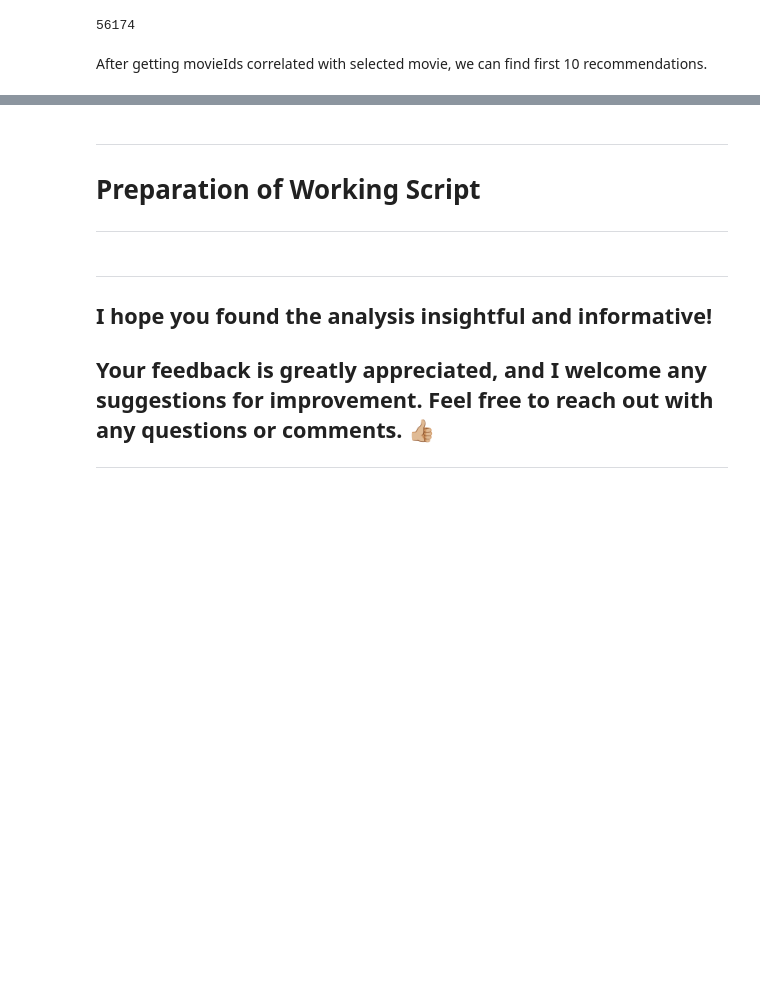
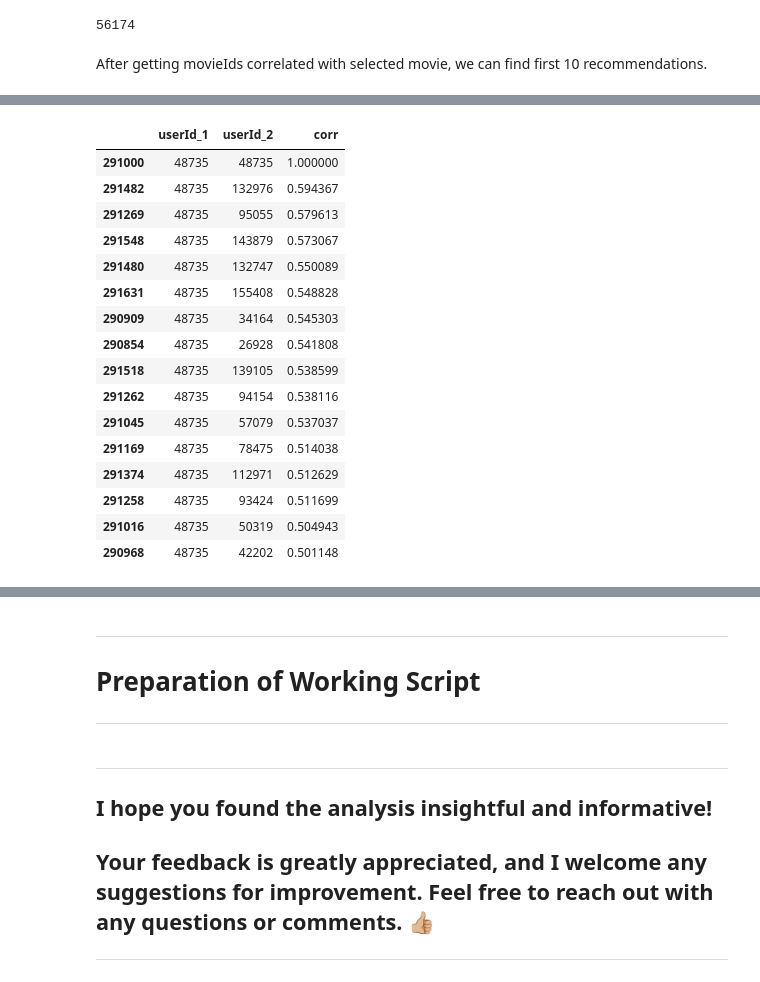
Before and after one commit to eray-yuztyurk/Content-Based-Movie-Recommendation, a Jupyter notebook: collaborative-filtering-movie-recommendation.ipynb, the cells around one changed output, grey strips where cells are left out. Saved outputs shown, nothing was run; the diff lists cells and outputs as text; code cells hidden in the pictures; blank space fills up the shorter version.

```diff
--- a/collaborative-filtering-movie-recommendation.ipynb
+++ b/collaborative-filtering-movie-recommendation.ipynb
@@ -301,0 +433,22 @@ print("*"*100)
+# %%
+corr_threshold = 0.5 # users who have at least 60% correlation with selected user
+final_users_corr_df = userIds_corr_df[(userIds_corr_df["userId_1"] == selected_userId) & (userIds_corr_df["corr"] >= corr_threshold)].sort_values(by="corr", ascending=False) # set threshold and sort correlations
+final_users_corr_df
+# %% [output]
+|  | userId_1 | userId_2 | corr |
+| 291000 | 48735 | 48735 | 1.000000 |
+| 291482 | 48735 | 132976 | 0.594367 |
+| 291269 | 48735 | 95055 | 0.579613 |
+| 291548 | 48735 | 143879 | 0.573067 |
+| 291480 | 48735 | 132747 | 0.550089 |
+| 291631 | 48735 | 155408 | 0.548828 |
+| 290909 | 48735 | 34164 | 0.545303 |
+| 290854 | 48735 | 26928 | 0.541808 |
+| 291518 | 48735 | 139105 | 0.538599 |
+| 291262 | 48735 | 94154 | 0.538116 |
+| 291045 | 48735 | 57079 | 0.537037 |
+| 291169 | 48735 | 78475 | 0.514038 |
+| 291374 | 48735 | 112971 | 0.512629 |
+| 291258 | 48735 | 93424 | 0.511699 |
+| 291016 | 48735 | 50319 | 0.504943 |
+| 290968 | 48735 | 42202 | 0.501148 |
```
Also changed, not shown: parts of 16 cells of this notebook.
